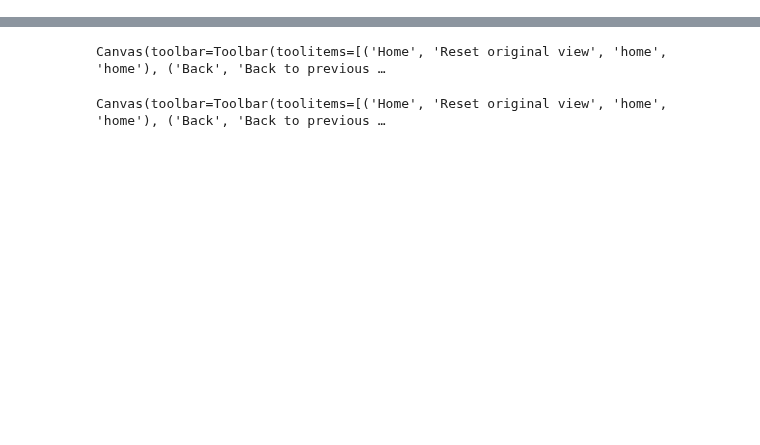
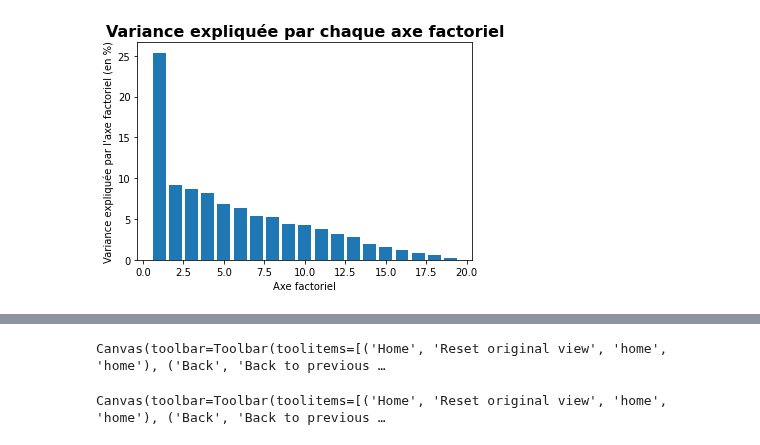
Before and after one commit to baptiste-pasquier/statapp, a Jupyter notebook: acp.ipynb, the cells around one changed output, grey strips where cells are left out. Saved outputs shown, nothing was run; the diff lists cells and outputs as text; code cells hidden in the pictures; blank space fills up the shorter version.

```diff
--- a/acp.ipynb
+++ b/acp.ipynb
@@ -168 +234,19 @@ Nombre de points verts : 93202
+# %%
+# On supprime les observations marginales
+axe1 = np.array(coord[:,0])
+df_acp.drop(df_acp.index[axe1 > 115], inplace=True)
+colors = colors[axe1 <= 115]
+# %%
+sc = StandardScaler()
+Z = sc.fit_transform(df_acp)
+acp = PCA(svd_solver='full')
+coord = acp.fit_transform(Z)
+plt.figure(figsize=(6,4))
+plt.bar(np.arange(1,acp.n_components_+1),acp.explained_variance_ratio_*100)
+plt.title("Variance expliquée par chaque axe factoriel", size=16, fontweight='bold')
+plt.ylabel("Variance expliquée par l'axe factoriel (en %)", size=10)
+plt.xlabel("Axe factoriel", size=10)
+plt.show()
+# %% [output]
+[figure, added]
 # %%
```
Also changed, not shown: parts of 29 cells of this notebook, 1 other file.
